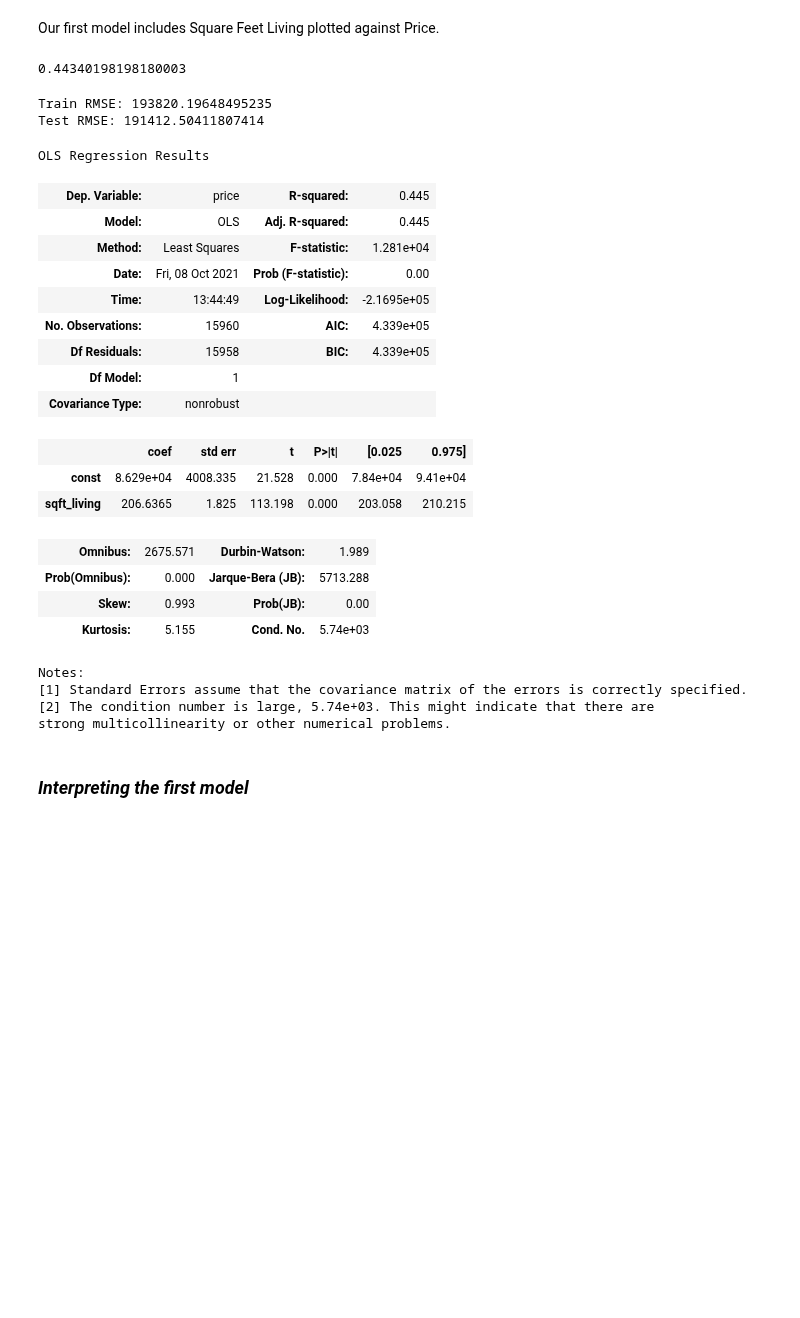
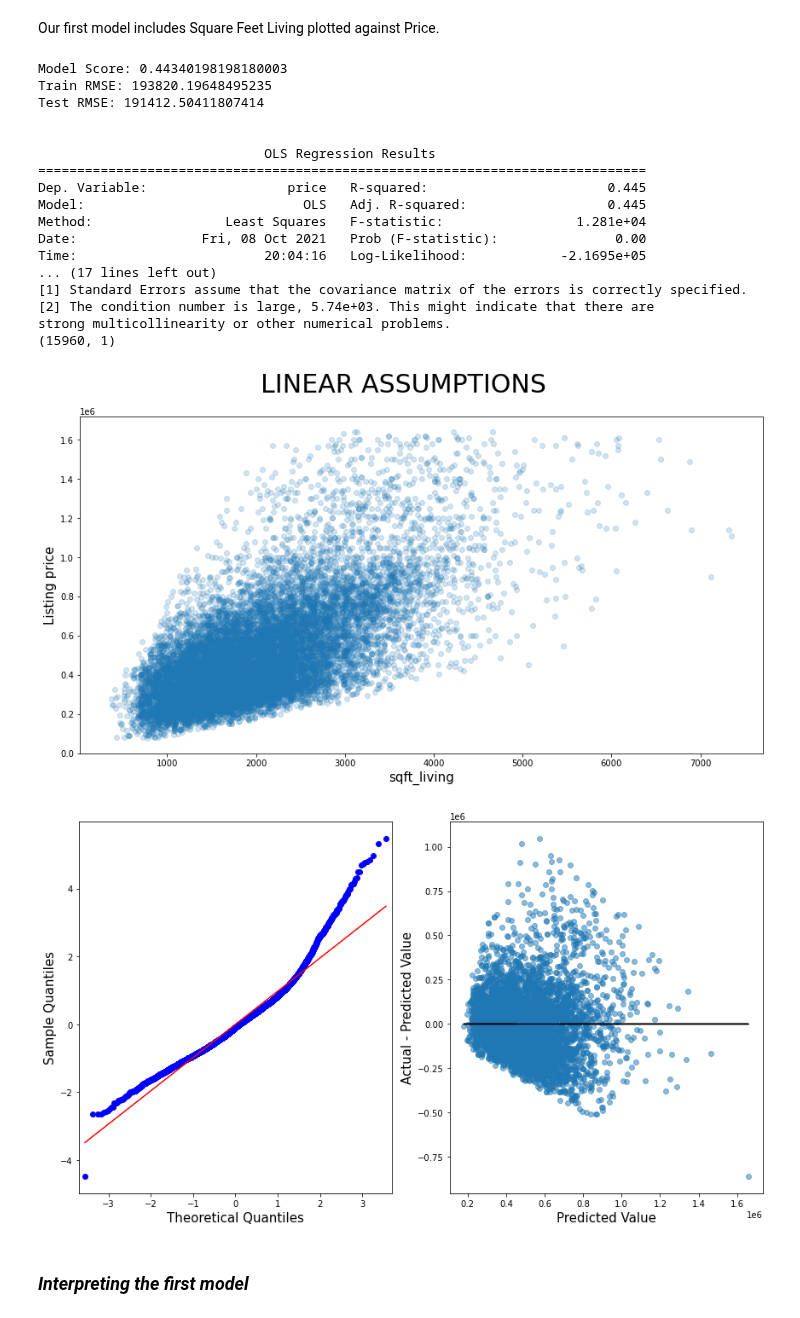
Before and after one commit to cyborgsage/kingco-realestate, a Jupyter notebook: KC_Real_Estate.ipynb, the cells around one changed output. Cells and saved outputs as stored; diff of their text form; code cells hidden in the pictures; blank space fills up the shorter version.

```diff
--- a/KC_Real_Estate.ipynb
+++ b/KC_Real_Estate.ipynb
@@ -268,36 +246,0 @@ first_X_test_scaled = scaler.fit_transform(first_X_test)
-# %%
-first_model = LinearRegression()
-first_model.fit(first_X_train_scaled, first_y_train)
-first_model.score(first_X_test_scaled, first_y_test)
-# %% [output]
-0.44340198198180003
-# %%
-print(f'Train RMSE: {mean_squared_error(first_y_train, first_model.predict(first_X_train_scaled), squared=False)}')
-print(f'Test RMSE: {mean_squared_error(first_y_test, first_model.predict(first_X_test_scaled), squared=False)}')
-# %% [output]
-Train RMSE: 193820.19648495235
-Test RMSE: 191412.50411807414
-# %%
-sm.OLS(first_y_train, sm.add_constant(first_X_train)).fit().summary()
-# %% [output]
-OLS Regression Results
-| Dep. Variable: | price | R-squared: | 0.445 |
-| Model: | OLS | Adj. R-squared: | 0.445 |
-| Method: | Least Squares | F-statistic: | 1.281e+04 |
-| Date: | Fri, 08 Oct 2021 | Prob (F-statistic): | 0.00 |
-| Time: | 13:44:49 | Log-Likelihood: | -2.1695e+05 |
-| No. Observations: | 15960 | AIC: | 4.339e+05 |
-| Df Residuals: | 15958 | BIC: | 4.339e+05 |
-| Df Model: | 1 |  |  |
-| Covariance Type: | nonrobust |  |  |
-|  | coef | std err | t | P>|t| | [0.025 | 0.975] |
-| const | 8.629e+04 | 4008.335 | 21.528 | 0.000 | 7.84e+04 | 9.41e+04 |
-| sqft_living | 206.6365 | 1.825 | 113.198 | 0.000 | 203.058 | 210.215 |
-| Omnibus: | 2675.571 | Durbin-Watson: | 1.989 |
-| Prob(Omnibus): | 0.000 | Jarque-Bera (JB): | 5713.288 |
-| Skew: | 0.993 | Prob(JB): | 0.00 |
-| Kurtosis: | 5.155 | Cond. No. | 5.74e+03 |
-Notes:
-[1] Standard Errors assume that the covariance matrix of the errors is correctly specified.
-[2] The condition number is large, 5.74e+03. This might indicate that there are
-strong multicollinearity or other numerical problems.
@@ -309,3 +247,26 @@ first_X_test_scaled.columns = first_X.columns
+# %%
+first_formula = ['sqft_living']
+model_and_assume(first_formula)
+# %% [output]
+Model Score: 0.44340198198180003
+Train RMSE: 193820.19648495235
+Test RMSE: 191412.50411807414
+
+
+                             OLS Regression Results
+==============================================================================
+Dep. Variable:                  price   R-squared:                       0.445
+Model:                            OLS   Adj. R-squared:                  0.445
+Method:                 Least Squares   F-statistic:                 1.281e+04
+Date:                Fri, 08 Oct 2021   Prob (F-statistic):               0.00
+Time:                        20:04:16   Log-Likelihood:            -2.1695e+05
+... (17 lines left out)
+[1] Standard Errors assume that the covariance matrix of the errors is correctly specified.
+[2] The condition number is large, 5.74e+03. This might indicate that there are
+strong multicollinearity or other numerical problems.
+(15960, 1)
+[figure, added]
+[figure, added]
 # %% [markdown]
 ### *Interpreting the first model*
 # %% [markdown]
```
Also changed, not shown: parts of 74 cells of this notebook, 2 other files.
